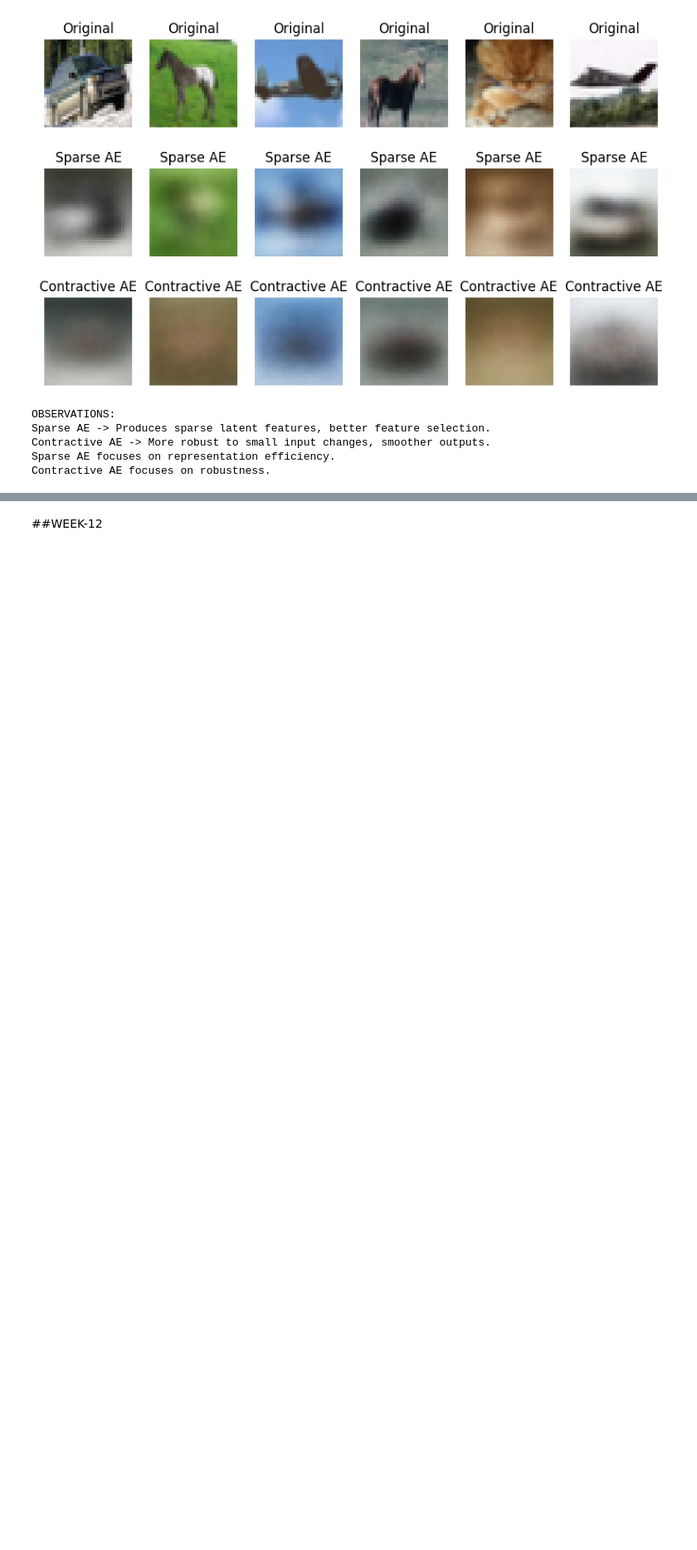
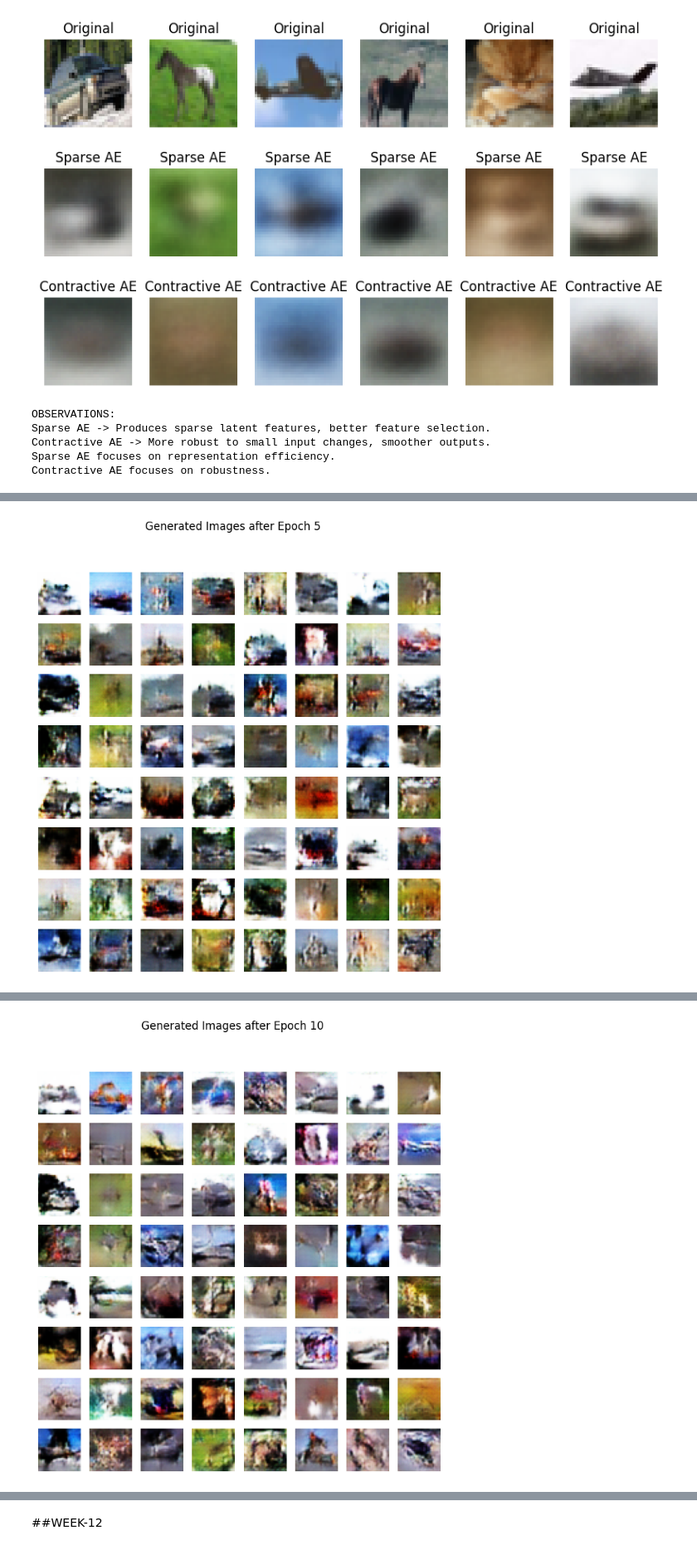
Before and after one commit to SHASHANK8412/DL-Lab, a Jupyter notebook: DL_LAB.ipynb, the cells around one changed output, grey strips where cells are left out. Shown at 83% size. Cells and saved outputs as stored; diff of their text form; code cells hidden in the pictures; blank space fills up the shorter version.

```diff
--- a/DL_LAB.ipynb
+++ b/DL_LAB.ipynb
@@ -3347,0 +3462,64 @@ Contractive AE focuses on robustness.
+# %%
+print("Starting DCGAN Training...")
+
+fixed_noise = torch.randn(64, latent_dim, 1, 1, device=device) # For visualizing progress
+
+for epoch in range(epochs):
+    for i, (real_images, _) in enumerate(loader):
+
+        batch_size_curr = real_images.size(0)
+
+        # Prepare real images and labels
+        real_images = real_images.to(device)
+        real_labels = torch.full((batch_size_curr, 1), 1., device=device)
+        fake_labels = torch.full((batch_size_curr, 1), 0., device=device)
+
+        # --------------------- #
+        # Train Discriminator   #
+        # --------------------- #
+        D.zero_grad()
+
+        # Loss for real images
+        output_real = D(real_images)
+        errD_real = criterion(output_real, real_labels)
+        errD_real.backward()
+
+        # Loss for fake images
+        noise = torch.randn(batch_size_curr, latent_dim, 1, 1, device=device)
+        fake_images = G(noise) # Generate fake images
+        output_fake = D(fake_images.detach()) # Detach to prevent gradients flowing to G
+        errD_fake = criterion(output_fake, fake_labels)
+        errD_fake.backward()
+
+        errD = errD_real + errD_fake
+        optimizer_D.step()
+
+        # --------------------- #
+        # Train Generator       #
+        # --------------------- #
+        G.zero_grad()
+
+        output_fake_gen = D(fake_images) # Discriminator's output on fake images (for G's loss)
+        errG = criterion(output_fake_gen, real_labels) # G wants D to think fakes are real
+        errG.backward()
+        optimizer_G.step()
+
+        if i % 100 == 0:
+            print(f"Epoch [{epoch+1}/{epochs}] Batch {i}/{len(loader)} "
+                  f"Loss D: {errD.item():.4f}, Loss G: {errG.item():.4f}")
+
+    # Generate and save samples periodically
+    if (epoch + 1) % 5 == 0 or epoch == epochs - 1:
+        with torch.no_grad():
+            generated_samples = G(fixed_noise).detach().cpu()
+            # Denormalize images for plotting
+            generated_samples = 0.5 * generated_samples + 0.5
+            fig, axes = plt.subplots(8, 8, figsize=(8, 8))
+            for img_idx, ax in enumerate(axes.flatten()):
+                ax.imshow(generated_samples[img_idx].permute(1, 2, 0))
+                ax.axis('off')
+            plt.suptitle(f'Generated Images after Epoch {epoch+1}')
+            plt.show()
+
+print("DCGAN Training Complete.")
+# %% [output]
@@ -3347,0 +3543 @@ Contractive AE focuses on robustness.
+[figure, added]
@@ -3347,0 +3564 @@ Contractive AE focuses on robustness.
+[figure, added]
```
Also changed, not shown: parts of 11 cells of this notebook.
